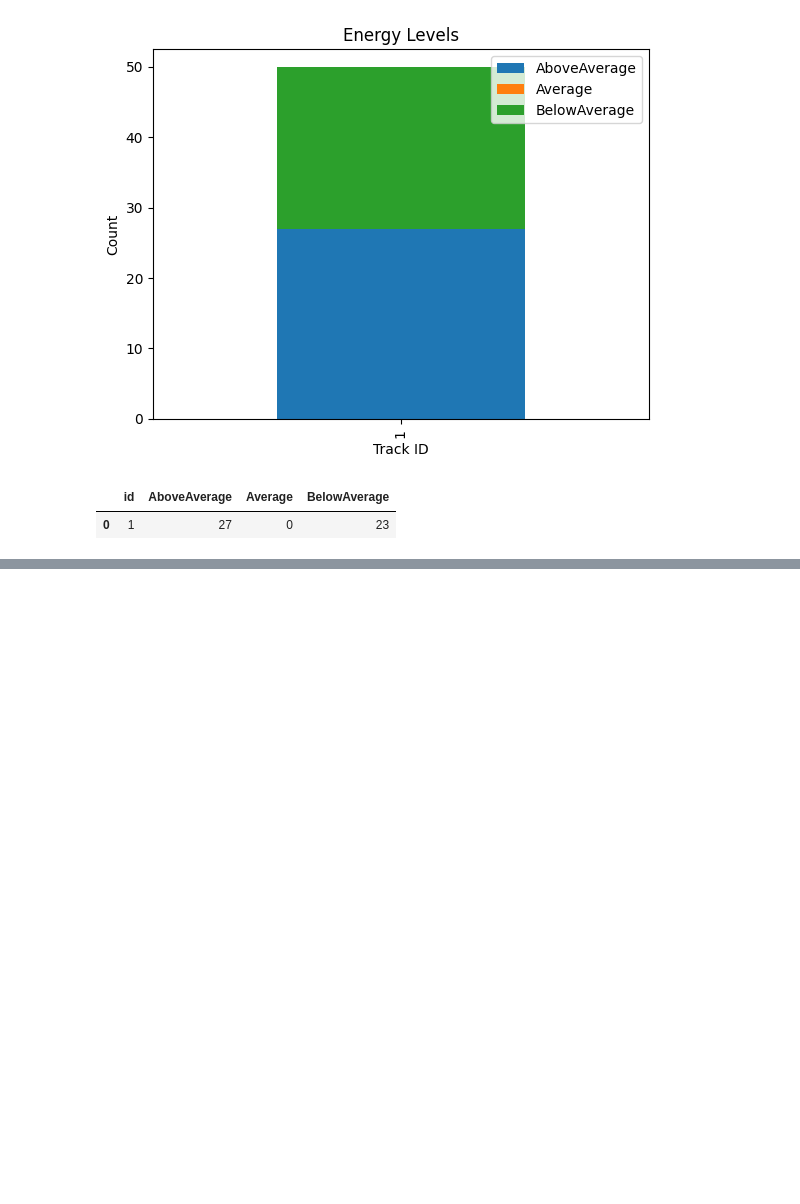
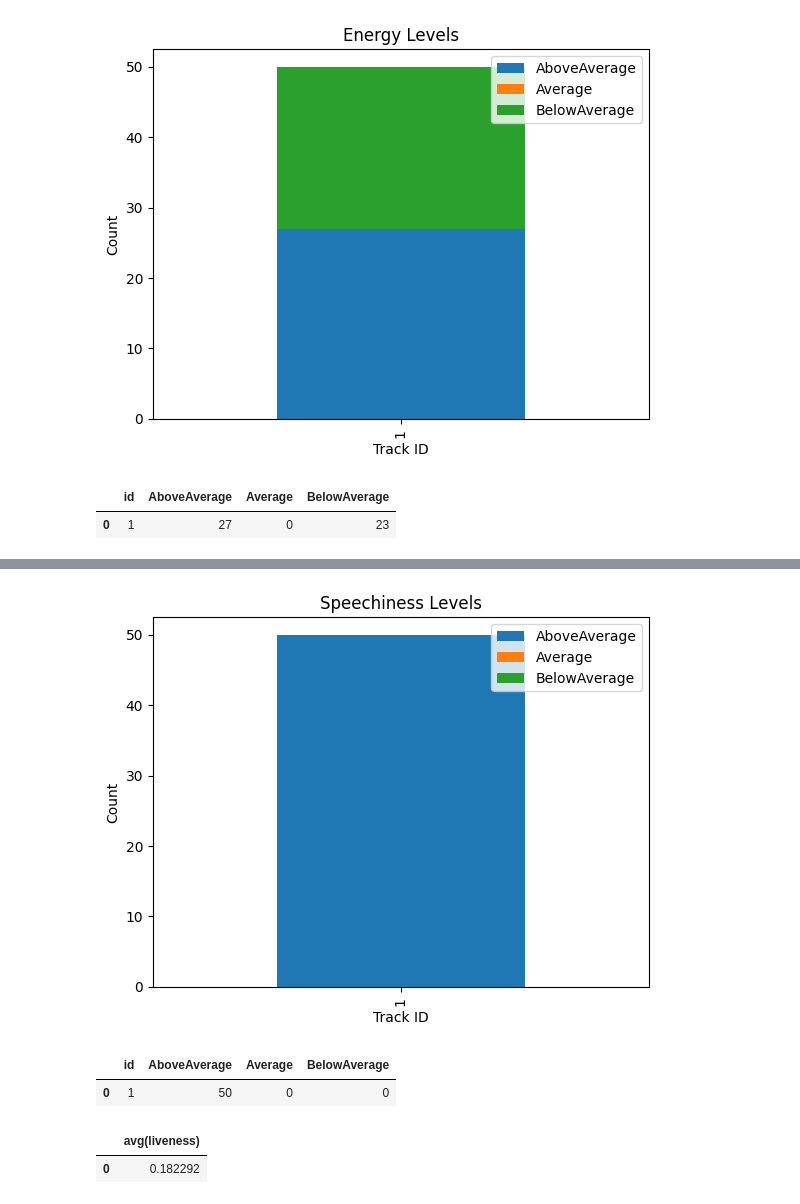
Before and after one commit to AYUSH-002/SPOTIFY-TOP50-ANALYSIS, a Jupyter notebook: spotify.ipynb, the cells around one changed output, grey strips where cells are left out. Saved outputs shown, nothing was run; the diff lists cells and outputs as text; code cells hidden in the pictures; blank space fills up the shorter version.

```diff
--- a/spotify.ipynb
+++ b/spotify.ipynb
@@ -231,0 +306,36 @@ data
+# %%
+con.execute('''select id,
+sum(case
+when speechiness > -5.90392 then 1
+else 0
+end) as AboveAverage,
+sum(case
+when speechiness = -5.90392 then 1
+else 0
+end) as Average,
+sum(case
+when speechiness < -5.90392 then 1
+else 0
+end)
+as BelowAverage
+from TopTrackss ;''')
+data=pd.DataFrame(con.fetchall())#Fetching all rows of SQL table
+data.columns=[x[0] for x in con.description]
+data.plot(x="id", kind="bar", stacked=True)
+plt.title("Speechiness Levels")
+plt.xlabel("Track ID")
+plt.ylabel("Count")
+plt.show()
+data
+# %% [output]
+[figure, added]
+|  | id | AboveAverage | Average | BelowAverage |
+| 0 | 1 | 50 | 0 | 0 |
+# %%
+con.execute('''select avg(liveness) from TopTrackss ;''')
+data=pd.DataFrame(con.fetchall())#Fetching all rows of SQL table
+data.columns=[x[0] for x in con.description]
+data
+# %% [output]
+|  | avg(liveness) |
+| 0 | 0.182292 |
```
Also changed, not shown: parts of 9 cells of this notebook.
